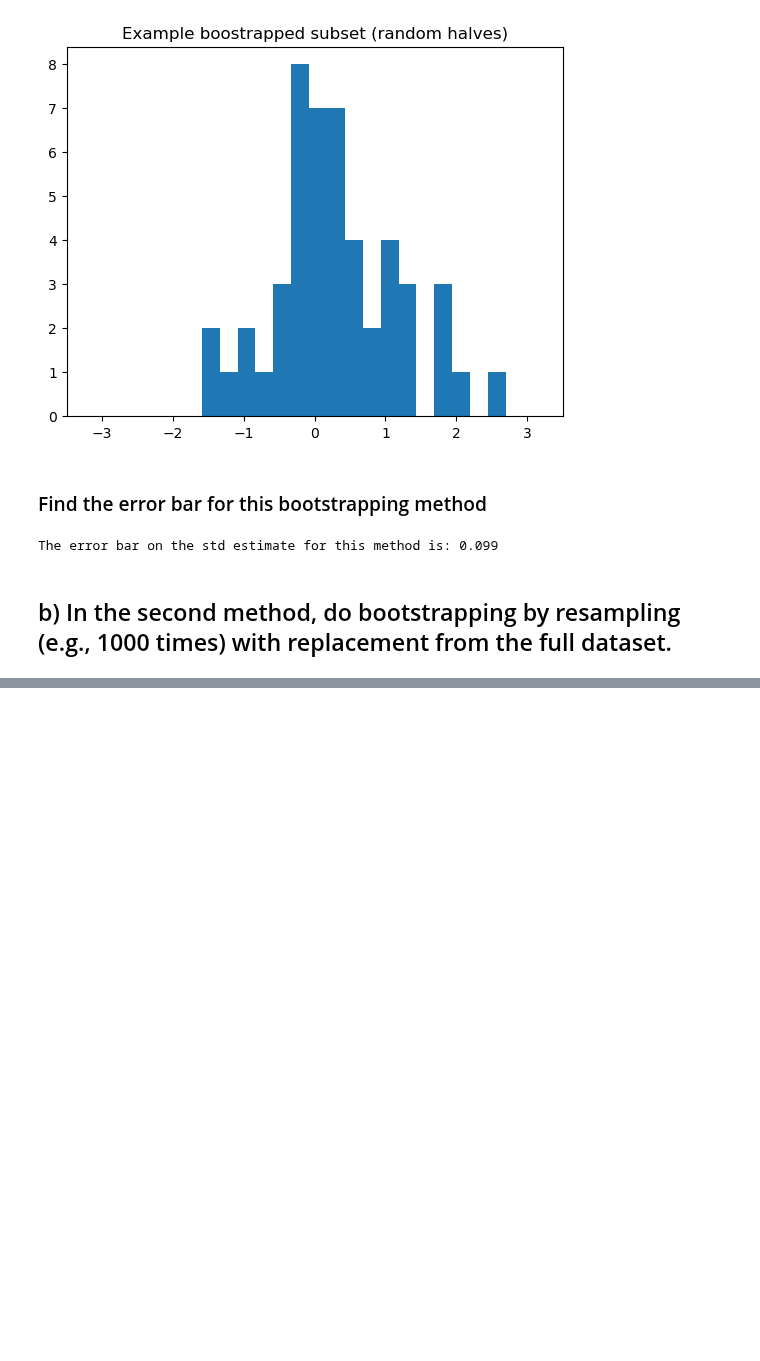
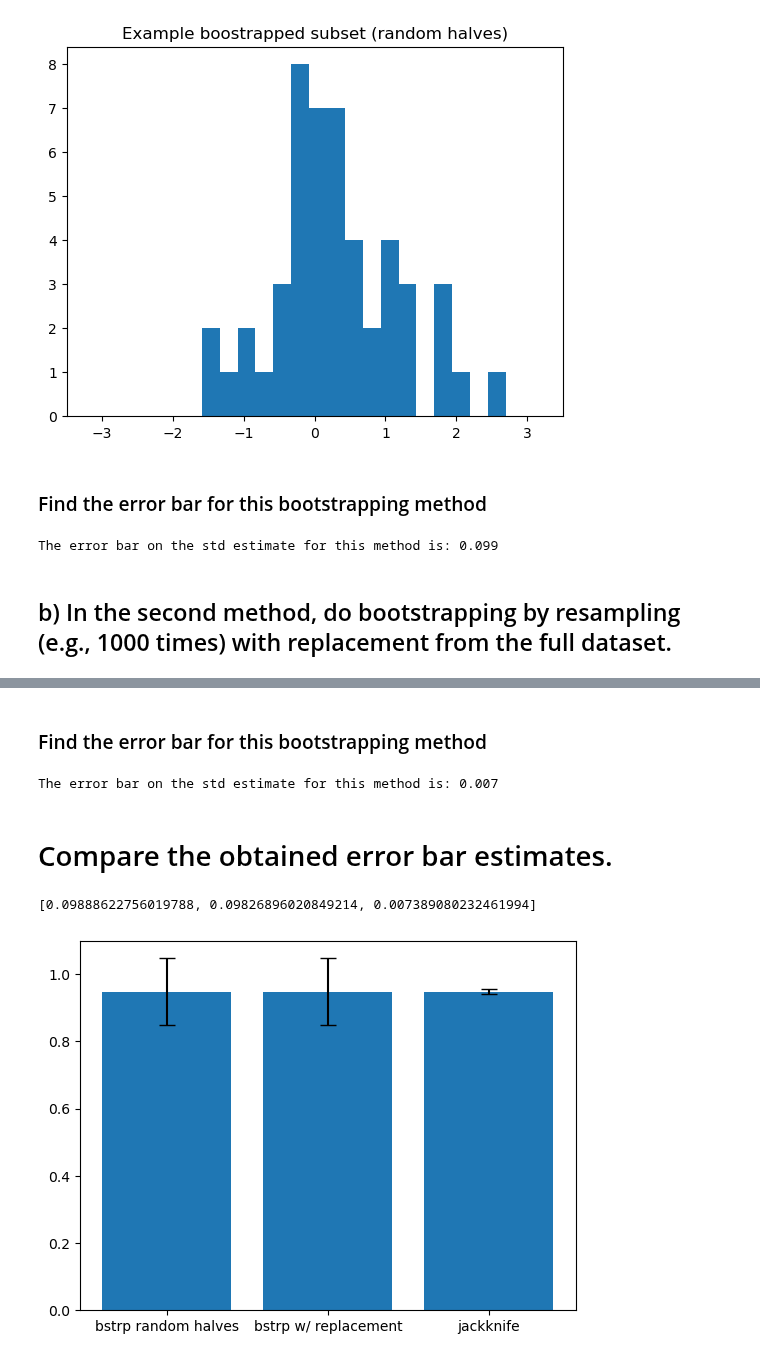
Before and after one commit to acumpelik/DSSC23, a Jupyter notebook: DSSC23-Homework3-Andrea_Cumpelik.ipynb, the cells around one changed output, grey strips where cells are left out. Saved outputs shown, nothing was run; the diff lists cells and outputs as text; code cells hidden in the pictures; blank space fills up the shorter version.

```diff
--- a/DSSC23-Homework3-Andrea_Cumpelik.ipynb
+++ b/DSSC23-Homework3-Andrea_Cumpelik.ipynb
@@ -148,10 +158,0 @@ binned_subsets2 = bin_subsets(subsets2, bins)
-# %%
-# Find std for each bootstrapped subset
-subset_stds2 = np.zeros(permutations)
-for subset in range(permutations):
-    subset_stds2[subset] = np.std(subsets2[subset])
-
-total_std2 = np.mean(subset_stds2)
-
-means2 = np.mean(binned_subsets2, axis=0)
-stds2 = np.std(binned_subsets2, axis=0)
@@ -183,16 +163,14 @@ newdata
 # %%
-subsetSize = data.size-1
-permutations = 1000
+subsetSize = data.size-1 # each subset will be the number of elements in our original dataset minus the one we leave out
 
-def jackknife(data, subsetSize, permutations):
+def jackknife(data, subsetSize):
     '''
-    Takes a random subset of the data by systematically excluding each element.
+    Takes a random subset of the data by systematically excluding each element. The number of permutations is given by the size of the dataset.
     '''
-    subsets = np.zeros((permutations, subsetSize))
-    for element in range(subsetSize):
-        subsets[element] = np.delete(data, element)
+    subsets = np.zeros((subsetSize+1, subsetSize)) # we want to loop through all the elements, so adding back 1 to the subset size
+    for element in range(subsetSize+1):
+        jackknifed_data = np.delete(data, element)
+        subsets[element,:] = jackknifed_data
     return subsets
 
-subsets3 = jackknife(data,subsetSize, permutations)
-
-print(subsets3.size)
+subsets3 = jackknife(data,subsetSize)
@@ -217,0 +177,26 @@ subsets2 = bootstrap_with_replacement(data, subsetSize, permutations)
+# %% [markdown]
+### Find the error bar for this bootstrapping method
+# %%
+# First find the std for each subset
+subset_stds3 = np.std(subsets3, axis=1)
+# To get the error bar, take the std of these std estimates
+std_errorbar3 = np.std(subset_stds3)
+
+print(f'The error bar on the std estimate for this method is: {std_errorbar3:.3f}')
+# %% [output]
+The error bar on the std estimate for this method is: 0.007
+# %% [markdown]
+# Compare the obtained error bar estimates.
+# %%
+plotEst = 3*[stdEstimator]
+errorBars = [std_errorbar1, std_errorbar2, std_errorbar3]
+# %%
+plotEst
+errorBars
+# %% [output]
+[0.09888622756019788, 0.09826896020849214, 0.007389080232461994]
+# %%
+plt.bar(['bstrp random halves','bstrp w/ replacement','jackknife'], plotEst, yerr=errorBars, capsize=6)
+plt.show()
+# %% [output]
+[figure, added]
```
Also changed, not shown: parts of 19 cells of this notebook, 4 other files.
